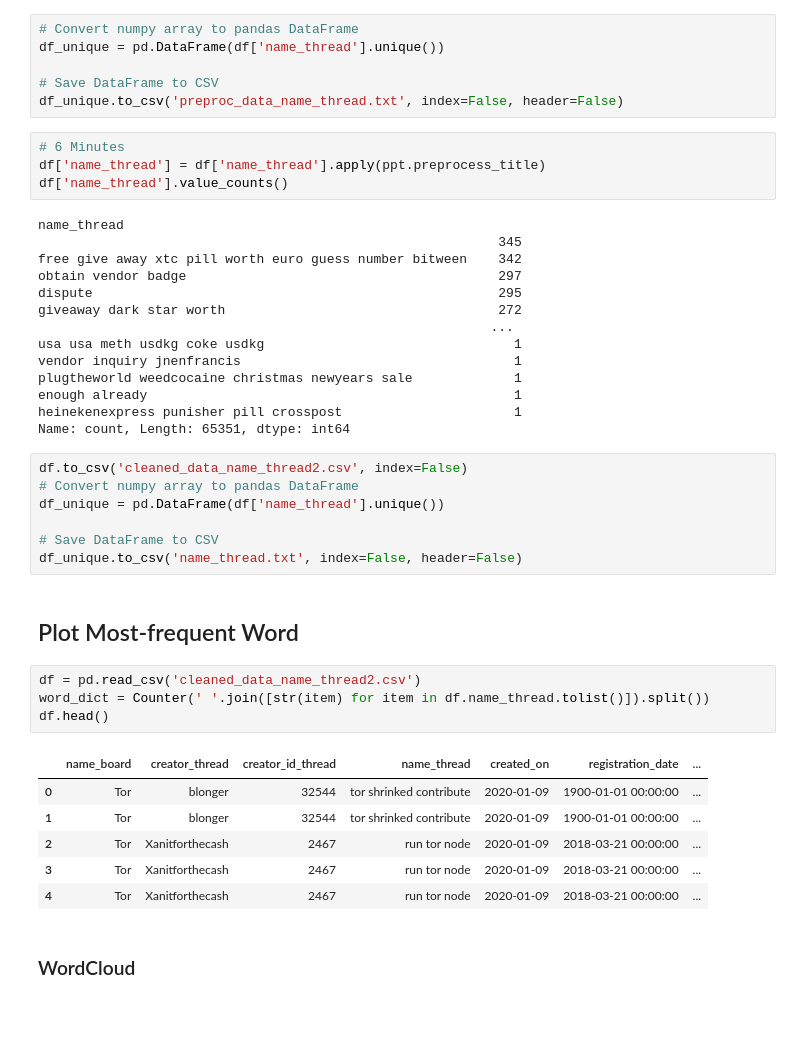
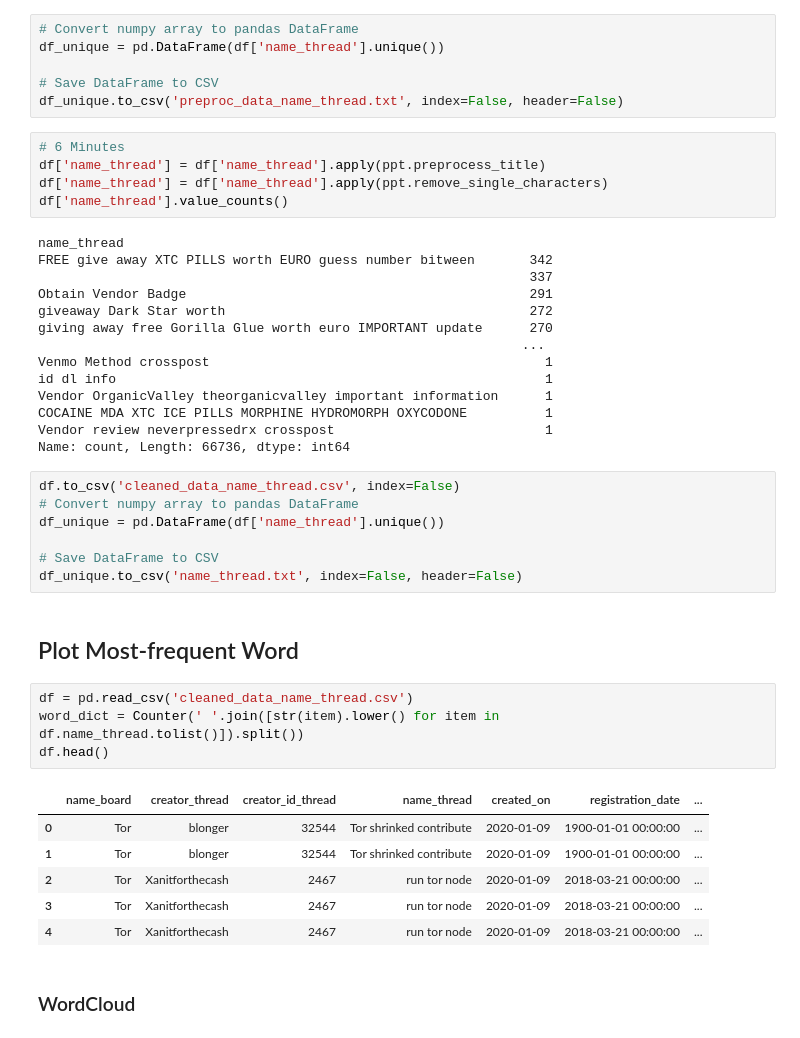
Before and after one commit to D0men1c0/GSoC, a Jupyter notebook: Analyze_files/Completed/TextAnalysis.ipynb, the cells around one changed output. Cells and saved outputs as stored; diff of their text form.

```diff
--- a/Analyze_files/Completed/TextAnalysis.ipynb
+++ b/Analyze_files/Completed/TextAnalysis.ipynb
@@ -134,23 +134,24 @@ df_unique.to_csv('preproc_data_name_thread.txt', index=False, header=False)
 # %%
 # 6 Minutes
 df['name_thread'] = df['name_thread'].apply(ppt.preprocess_title)
+df['name_thread'] = df['name_thread'].apply(ppt.remove_single_characters)
 df['name_thread'].value_counts()
 # %% [output]
 name_thread
-                                                           345
-free give away xtc pill worth euro guess number bitween    342
-obtain vendor badge                                        297
-dispute                                                    295
-giveaway dark star worth                                   272
-                                                          ...
-usa usa meth usdkg coke usdkg                                1
-vendor inquiry jnenfrancis                                   1
-plugtheworld weedcocaine christmas newyears sale             1
-enough already                                               1
-heinekenexpress punisher pill crosspost                      1
-Name: count, Length: 65351, dtype: int64
+FREE give away XTC PILLS worth EURO guess number bitween       342
+                                                               337
+Obtain Vendor Badge                                            291
+giveaway Dark Star worth                                       272
+giving away free Gorilla Glue worth euro IMPORTANT update      270
+                                                              ...
+Venmo Method crosspost                                           1
+id dl info                                                       1
+Vendor OrganicValley theorganicvalley important information      1
+COCAINE MDA XTC ICE PILLS MORPHINE HYDROMORPH OXYCODONE          1
+Vendor review neverpressedrx crosspost                           1
+Name: count, Length: 66736, dtype: int64
 # %%
-df.to_csv('cleaned_data_name_thread2.csv', index=False)
+df.to_csv('cleaned_data_name_thread.csv', index=False)
 # Convert numpy array to pandas DataFrame
 df_unique = pd.DataFrame(df['name_thread'].unique())
 
@@ -159,13 +160,13 @@ df_unique.to_csv('name_thread.txt', index=False, header=False)
 # %% [markdown]
 ## Plot Most-frequent Word
 # %%
-df = pd.read_csv('cleaned_data_name_thread2.csv')
-word_dict = Counter(' '.join([str(item) for item in df.name_thread.tolist()]).split())
+df = pd.read_csv('cleaned_data_name_thread.csv')
+word_dict = Counter(' '.join([str(item).lower() for item in df.name_thread.tolist()]).split())
 df.head()
 # %% [output]
 |  | name_board | creator_thread | creator_id_thread | name_thread | created_on | registration_date | ... |
-| 0 | Tor | blonger | 32544 | tor shrinked contribute | 2020-01-09 | 1900-01-01 00:00:00 | ... |
-| 1 | Tor | blonger | 32544 | tor shrinked contribute | 2020-01-09 | 1900-01-01 00:00:00 | ... |
+| 0 | Tor | blonger | 32544 | Tor shrinked contribute | 2020-01-09 | 1900-01-01 00:00:00 | ... |
+| 1 | Tor | blonger | 32544 | Tor shrinked contribute | 2020-01-09 | 1900-01-01 00:00:00 | ... |
 | 2 | Tor | Xanitforthecash | 2467 | run tor node | 2020-01-09 | 2018-03-21 00:00:00 | ... |
 | 3 | Tor | Xanitforthecash | 2467 | run tor node | 2020-01-09 | 2018-03-21 00:00:00 | ... |
 | 4 | Tor | Xanitforthecash | 2467 | run tor node | 2020-01-09 | 2018-03-21 00:00:00 | ... |
```
Also changed, not shown: parts of 7 cells of this notebook, 1 other file.
